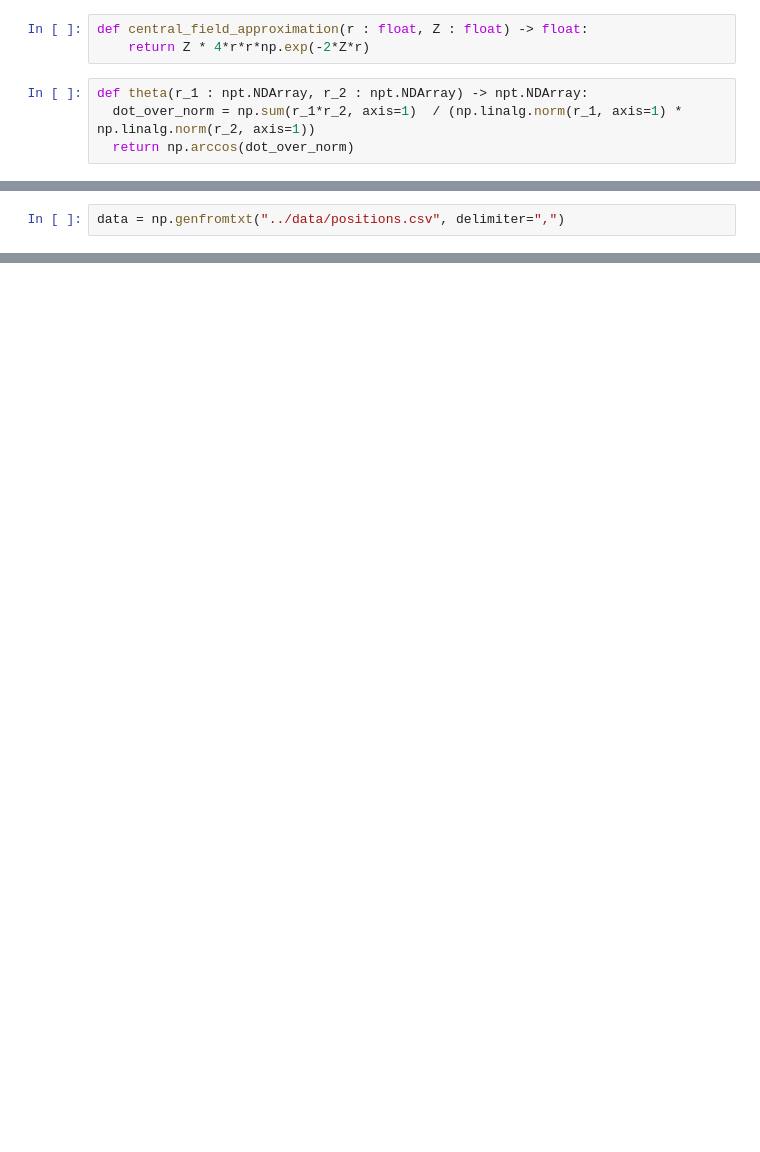
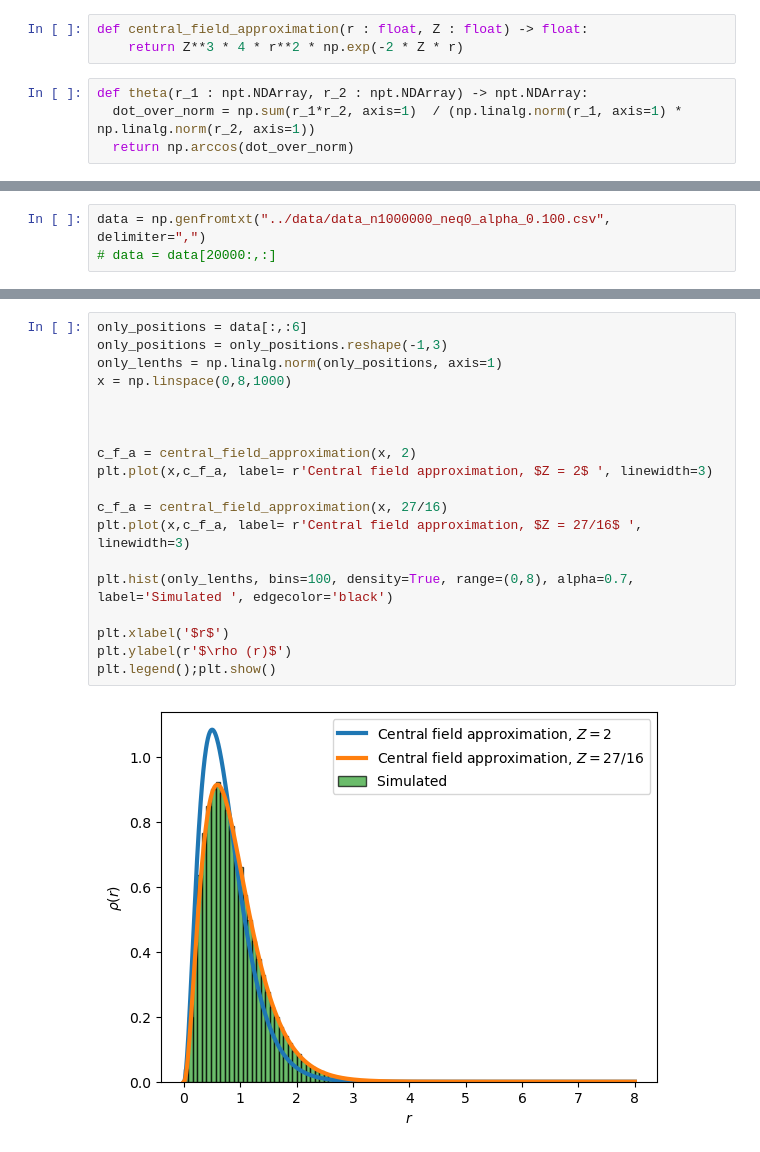
Before and after one commit to gujoh/compfys-h2b, a Jupyter notebook: plotting/task_1.ipynb, the cells around one changed output, grey strips where cells are left out. Drawn from its saved outputs; the diff is of its cells as text; blank space fills up the shorter version.

Commit message:
Nicer, and more correct plots in assignment 1

```diff
--- a/plotting/task_1.ipynb
+++ b/plotting/task_1.ipynb
@@ -4,7 +4,7 @@ import numpy.typing as npt
 import matplotlib.pyplot as plt
 # %%
 def central_field_approximation(r : float, Z : float) -> float:
-	return Z * 4*r*r*np.exp(-2*Z*r)
+	return Z**3 * 4 * r**2 * np.exp(-2 * Z * r)
 # %%
 def theta(r_1 : npt.NDArray, r_2 : npt.NDArray) -> npt.NDArray:
   dot_over_norm = np.sum(r_1*r_2, axis=1)  / (np.linalg.norm(r_1, axis=1) * np.linalg.norm(r_2, axis=1))
@@ -19,4 +19,5 @@ def energy(r_1, r_2, alpha):
 
 	return - 4 + differene_dot / (r_1_2 * denominator**2) - 1 / (r_1_2 * denominator**3) - 1 / (4 * denominator**4) + 1/r_1_2
 # %%
-data = np.genfromtxt("../data/positions.csv", delimiter=",")
+data = np.genfromtxt("../data/data_n1000000_neq0_alpha_0.100.csv", delimiter=",")
+# data = data[20000:,:]
@@ -57,0 +24,21 @@ plt.show()
+# %%
+only_positions = data[:,:6]
+only_positions = only_positions.reshape(-1,3)
+only_lenths = np.linalg.norm(only_positions, axis=1)
+x = np.linspace(0,8,1000)
+
+
+
+c_f_a = central_field_approximation(x, 2)
+plt.plot(x,c_f_a, label= r'Central field approximation, $Z = 2$ ', linewidth=3)
+
+c_f_a = central_field_approximation(x, 27/16)
+plt.plot(x,c_f_a, label= r'Central field approximation, $Z = 27/16$ ', linewidth=3)
+
+plt.hist(only_lenths, bins=100, density=True, range=(0,8), alpha=0.7, label='Simulated ', edgecolor='black')
+
+plt.xlabel('$r$')
+plt.ylabel(r'$\rho (r)$')
+plt.legend();plt.show()
+# %% [output]
+[figure, added]
```
Also changed, not shown: parts of 6 cells of this notebook.
